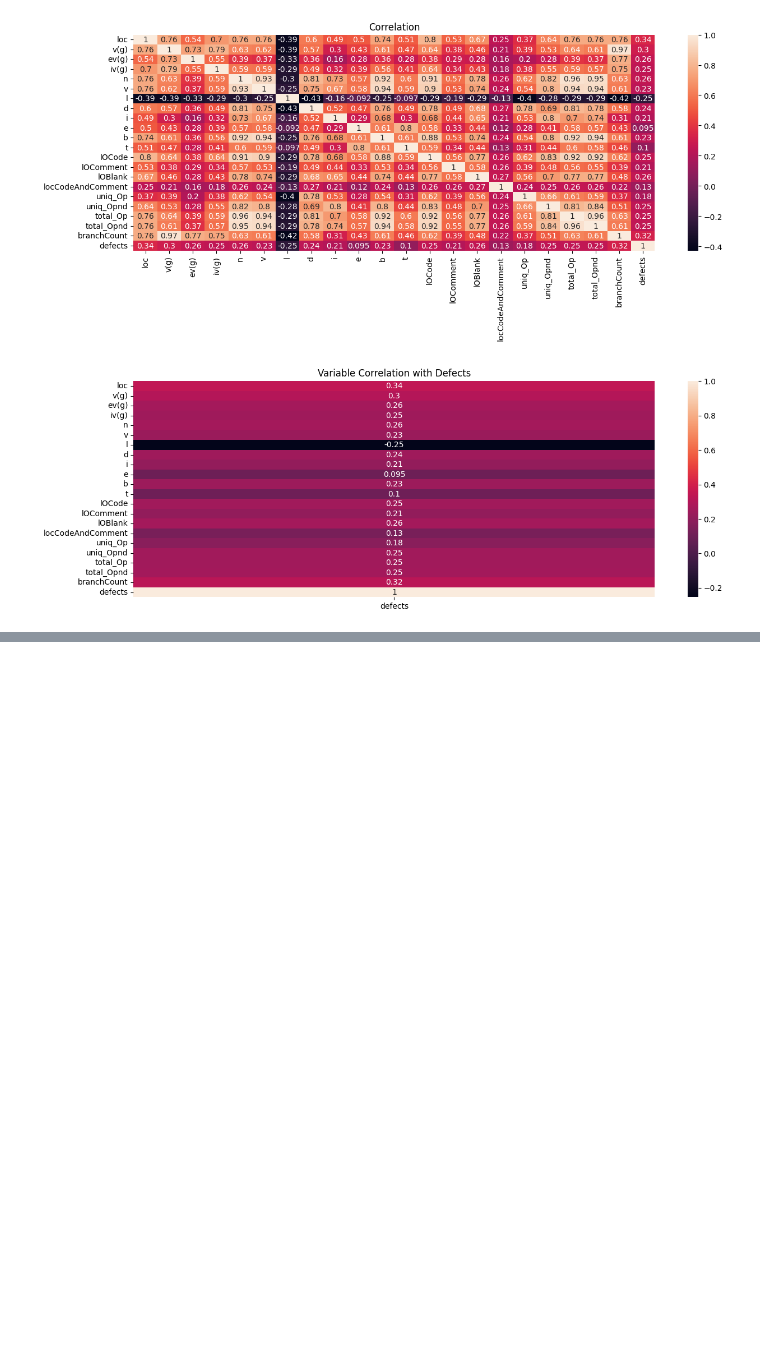
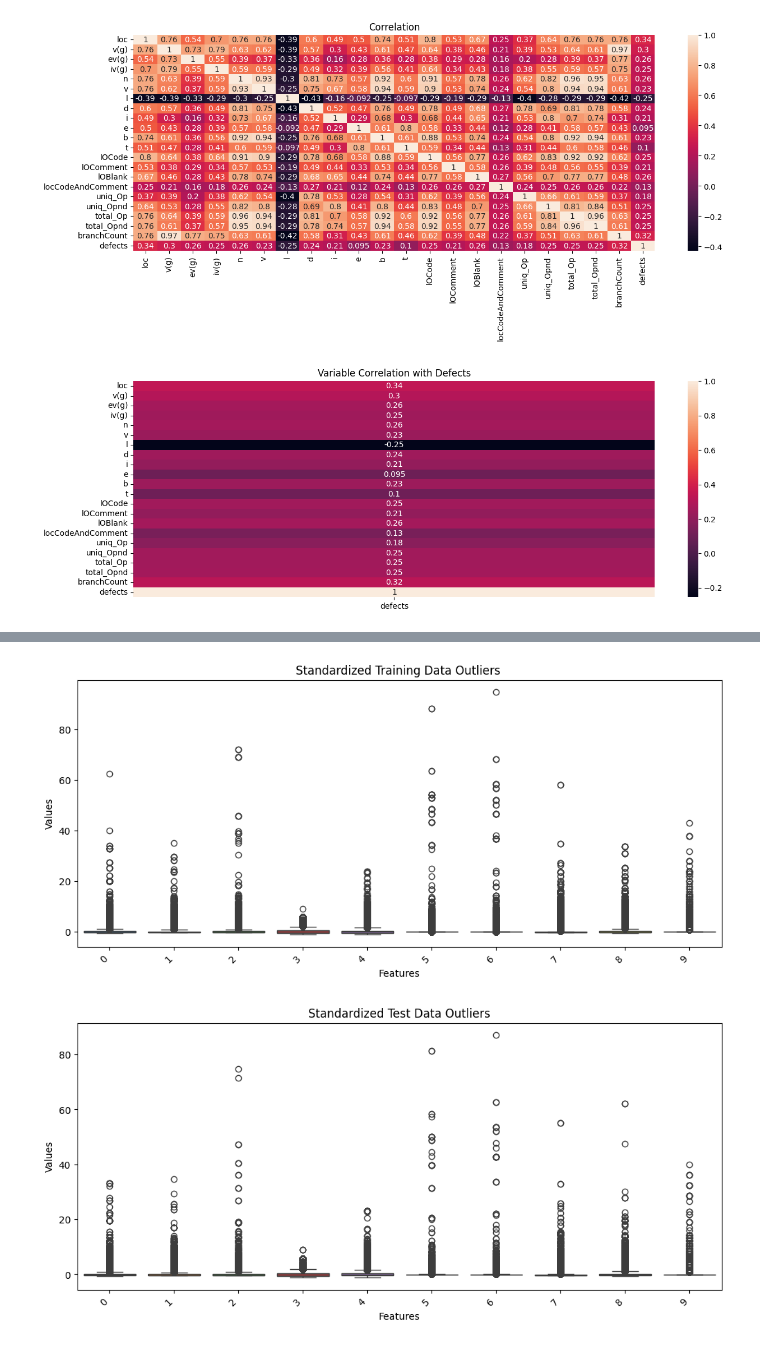
Before and after one commit to dlangdon1/Software-Defects-classification-Detection-, a Jupyter notebook: Program_Defects_Binary_Classification_Project.ipynb, the cells around one changed output, grey strips where cells are left out. Drawn from its saved outputs; the diff is of its cells as text; code cells hidden in the pictures; blank space fills up the shorter version.

```diff
--- a/Program_Defects_Binary_Classification_Project.ipynb
+++ b/Program_Defects_Binary_Classification_Project.ipynb
@@ -96,0 +248,22 @@ plt.show()
+# %%
+# Define a function to draw boxplots with outliers marked
+scaler = StandardScaler()
+X_train = scaler.fit_transform(X_train)
+TestingData_cleaned_standardized = scaler.fit_transform(testingData_cleaned)
+
+def draw_boxplot_with_outliers(data, title):
+
+    plt.figure(figsize=(12, 5))
+    ax = sns.boxplot(data=data, showfliers=True)
+
+    ax.set_xticklabels(ax.get_xticklabels(), rotation=45, horizontalalignment='right')
+    plt.title(title)
+    plt.xlabel('Features')
+    plt.ylabel('Values')
+    plt.show()
+
+draw_boxplot_with_outliers(X_train, title='Standardized Training Data Outliers ')
+draw_boxplot_with_outliers(TestingData_cleaned_standardized, title='Standardized Test Data Outliers')
+# %% [output]
+[figure, added]
+[figure, added]
```
Also changed, not shown: parts of 14 cells of this notebook.
